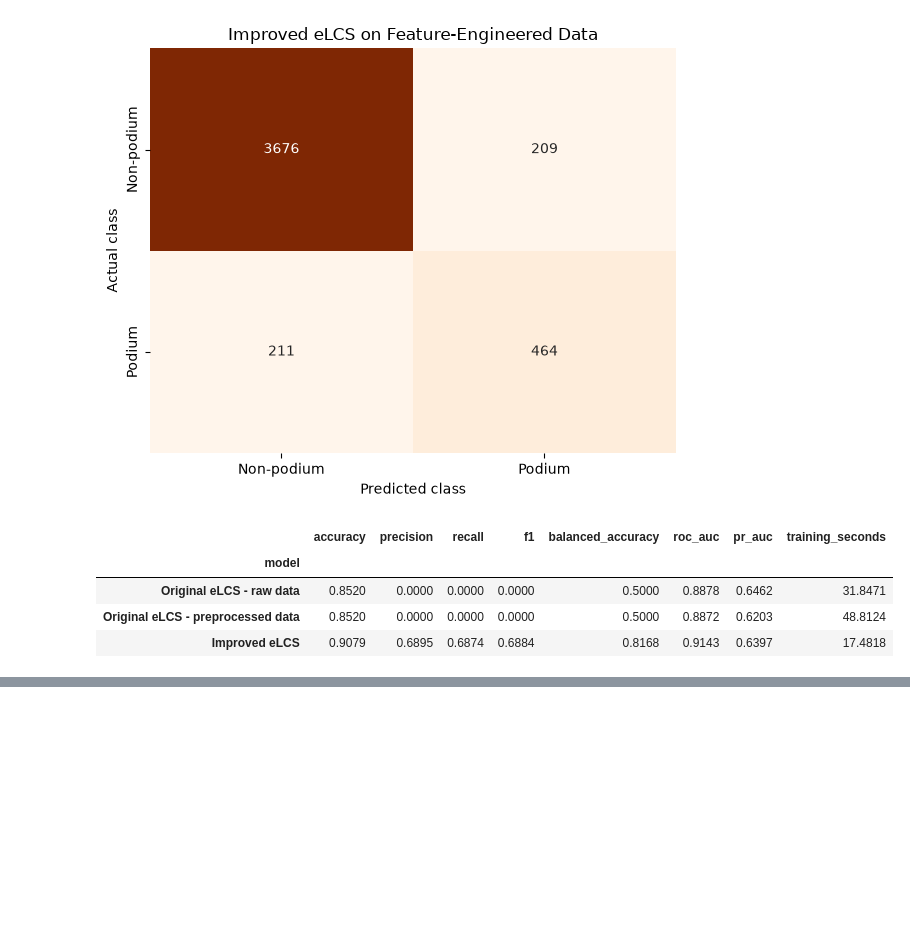
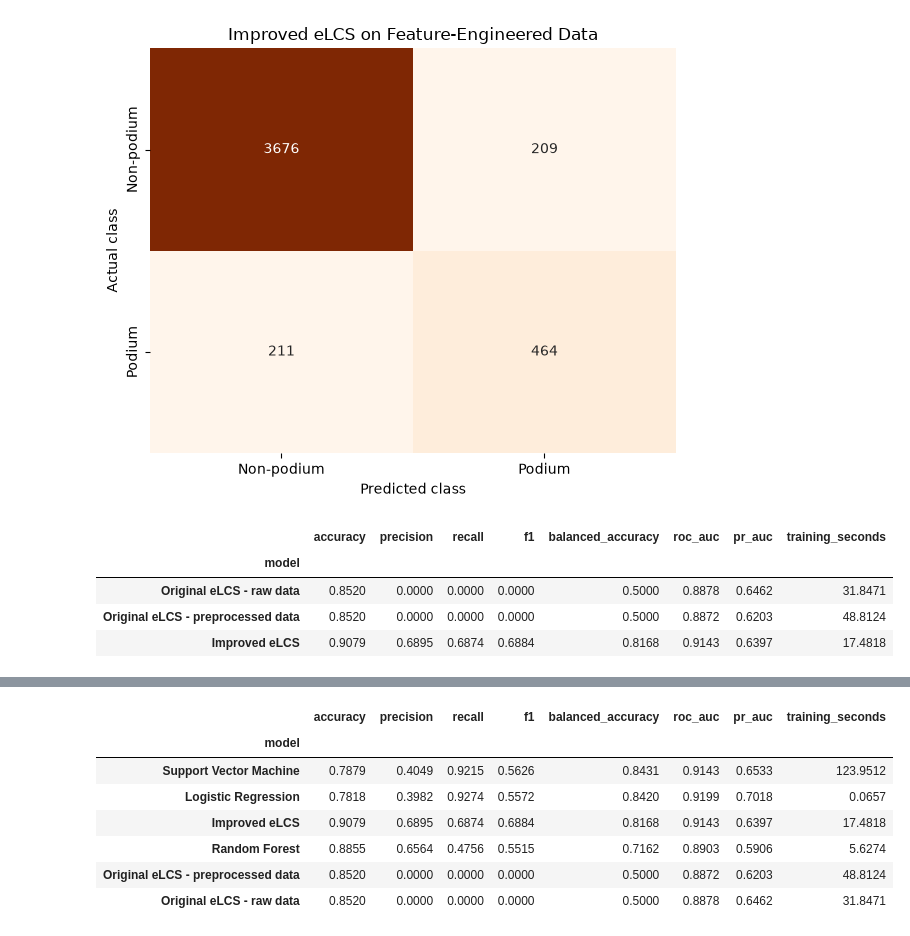
Before and after one commit to aarongoel22/Apex-Predictors-Phase-2, a Jupyter notebook: Apex_Predictors_Phase2_24257694.ipynb, the cells around one changed output, grey strips where cells are left out. Saved outputs shown, nothing was run; the diff lists cells and outputs as text; code cells hidden in the pictures; blank space fills up the shorter version.

```diff
--- a/Apex_Predictors_Phase2_24257694.ipynb
+++ b/Apex_Predictors_Phase2_24257694.ipynb
@@ -2165,0 +2361,29 @@ elcs_comparison.round(4)
+# %%
+# Combine the three eLCS and three conventional systems
+all_model_results = [
+    raw_elcs_results,
+    processed_elcs_results,
+    improved_elcs_results,
+    *conventional_results
+]
+
+# Rank the models using balanced accuracy
+model_comparison = (
+    pd.DataFrame(all_model_results)
+    .set_index("model")
+    .sort_values(
+        by="balanced_accuracy",
+        ascending=False
+    )
+)
+
+model_comparison.round(4)
+# %% [output]
+|  | accuracy | precision | recall | f1 | balanced_accuracy | roc_auc | pr_auc | training_seconds |
+| model |  |  |  |  |  |  |  |  |
+| Support Vector Machine | 0.7879 | 0.4049 | 0.9215 | 0.5626 | 0.8431 | 0.9143 | 0.6533 | 123.9512 |
+| Logistic Regression | 0.7818 | 0.3982 | 0.9274 | 0.5572 | 0.8420 | 0.9199 | 0.7018 | 0.0657 |
+| Improved eLCS | 0.9079 | 0.6895 | 0.6874 | 0.6884 | 0.8168 | 0.9143 | 0.6397 | 17.4818 |
+| Random Forest | 0.8855 | 0.6564 | 0.4756 | 0.5515 | 0.7162 | 0.8903 | 0.5906 | 5.6274 |
+| Original eLCS - preprocessed data | 0.8520 | 0.0000 | 0.0000 | 0.0000 | 0.5000 | 0.8872 | 0.6203 | 48.8124 |
+| Original eLCS - raw data | 0.8520 | 0.0000 | 0.0000 | 0.0000 | 0.5000 | 0.8878 | 0.6462 | 31.8471 |
```
Also changed, not shown: parts of 18 cells of this notebook.
